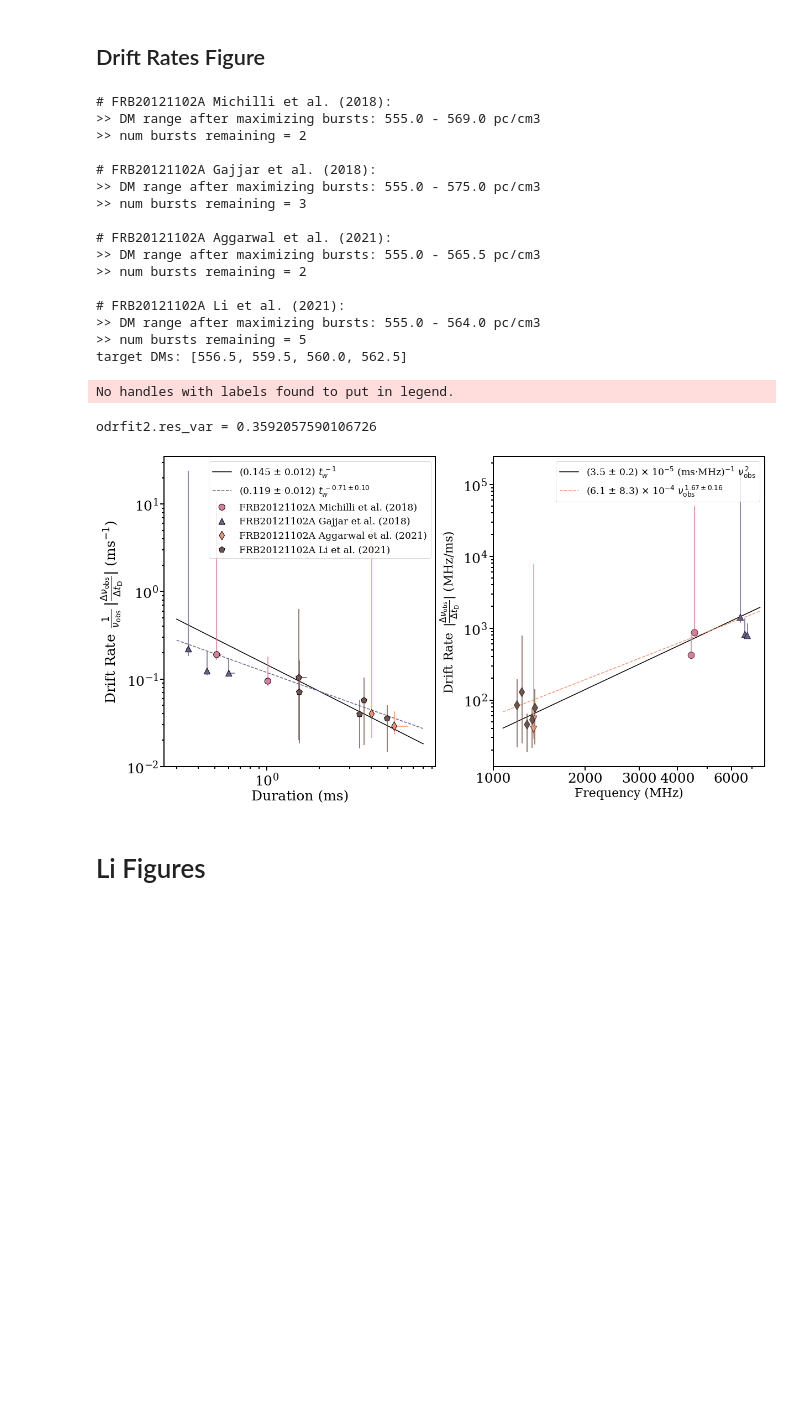
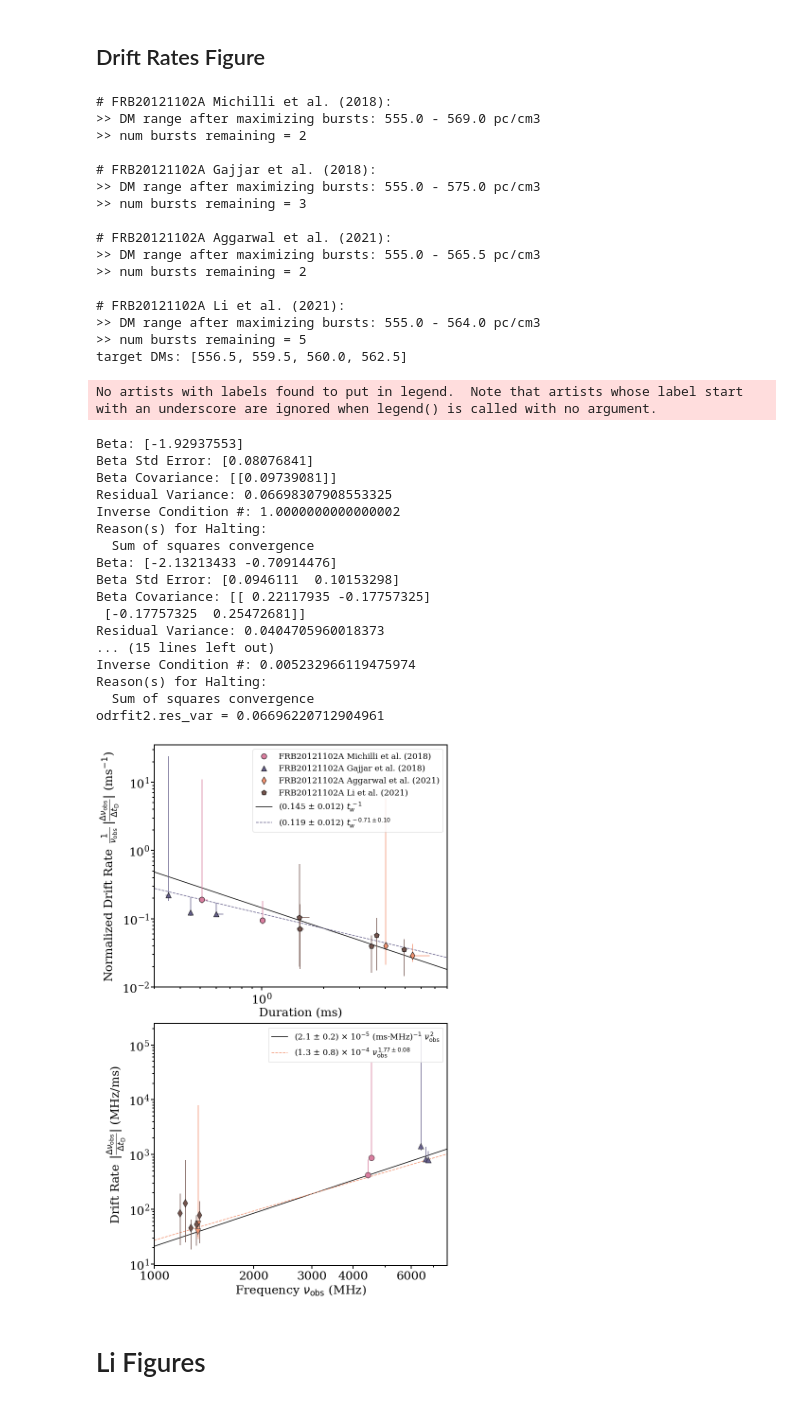
Before and after one commit to mef51/frbgui, a Jupyter notebook: SurveyFRB20121102A/PaperFigures.ipynb, the cells around one changed output. Saved outputs shown, nothing was run; the diff lists cells and outputs as text; code cells hidden in the pictures; blank space fills up the shorter version.

```diff
--- a/SurveyFRB20121102A/PaperFigures.ipynb
+++ b/SurveyFRB20121102A/PaperFigures.ipynb
@@ -1071,7 +1018,7 @@ def plotframes(frames, x, y, xlabel=None, ylabel=None, labels=labels, markersize
                                     s=markersize, c=color, colorbar=colorbar, colormap=cmap,
                                     xerr=xerrf(frame) if xerrf else None,
                                     yerr=yerrf(frame) if yerrf else None,
-                                    xlabel=xlabel,
+                                    xlabel=xlabel, ylabel=ylabel,
                                     fontsize=fontsize, logy=logscaley, logx=logscalex, marker=mark, edgecolors=edgecolor, lw=1, label=label)
         if not ax:
             ax = tempax
@@ -1091,7 +1038,10 @@ def plotframes(frames, x, y, xlabel=None, ylabel=None, labels=labels, markersize
     ax.legend(hdls, lbls, fontsize='large')
     plt.tight_layout()
     return ax
+
 ######
+def scilabel(num, err):
+    return f'({num/(10**np.floor(np.log10(num))):.1f} $\pm$ {err/(10**np.floor(np.log10(num))):.1f}) $\\times$ 10$^{{{np.floor(np.log10(num)):.0f}}}$'
 # %% [markdown]
 # Slope/NuObs vs Duration (Single Fit)
 # %%
@@ -2059,7 +2203,10 @@ import importlib
 importlib.reload(driftlaw)
 
 driftdf = pd.read_csv('results/FRB121102_driftratesv2_922rows_Jul17.csv').set_index('name')
-driftfig, driftaxs = plt.subplots(1, 2, figsize=(17, 9), facecolor='w')
+# figsize = (17, 9) # horizontal
+figsize = (10.5, 16.5) # vertical
+# driftfig, driftaxs = plt.subplots(1, 2, figsize=(17, 9), facecolor='w')
+driftfig, driftaxs = plt.subplots(2, 1, figsize=figsize, facecolor='w')
 
 baddrifts = [
     'B093', # drift = 0
@@ -2086,10 +2233,11 @@ print(f"target DMs: {driftlaw.getOptimalDMs(fitdata, log=False)}")
 
 #### fig a
 ax, _ = driftlaw.plotSlopeVsDuration(bakeddata['frames'], bakeddata['labels'], fitlines=['r-', 'r--', 'b--', 'g-.'], title=None,
-                                     annotatei=[], fitextents=[0.3, 8], hidefit=[0, 1, 2, 3], markers=['o', '^', 'd', 'p'],
+                                     annotatei=[], fitextents=[0.3, 8], hidefit=[0, 1, 2, 3], markers=['o', '^', 'd', 'p'], figsize=figsize,
                                      logscale=True, errorfunc=driftlaw.limitedDMrangeerror, fiterrorfunc=driftlaw.log_error, ax=driftaxs[0])
 alldriftdfs = pd.concat(bakeddata['frames'])
 fit = driftlaw.fitodr(alldriftdfs, errorfunc=driftlaw.log_error)
+fit.pprint()
 param, err = np.exp(fit.beta[0]), np.exp(fit.beta[0])*(np.exp(fit.sd_beta[0])-1)
 
 # y = Ax^n; lny = nlnx + lnA
@@ -2098,6 +2246,7 @@ odrdata = scipy.odr.RealData(np.log(alldriftdfs['tau_w_ms']), np.log(alldriftdfs
 odrjob = scipy.odr.ODR(odrdata, odrmodel, beta0=[1, 1])
 odrjob.set_job(fit_type=0)
 odrfit = odrjob.run()
+odrfit.pprint()
 odrerror = np.exp(odrfit.beta[0]) * (np.exp(odrfit.sd_beta[0])-1)
 
 tw = np.linspace(0.3, 8, num=1200)
@@ -2106,15 +2255,16 @@ ax.plot(tw, param/tw, color='k', ls='-', label=f'({param:.3f} $\pm$ {err:.3f}) $
 ax.plot(tw, np.exp(odrfit.beta[0])*tw**odrfit.beta[1], color=tagColors[1], ls='--', label=f'({np.exp(odrfit.beta[0]):.3f} $\pm$ {odrerror:.3f}) $t_w^{{\,{odrfit.beta[1]:.2f} \pm {odrfit.sd_beta[1]:.2f}}}$', zorder=-2)
 
 ax.legend(fontsize='xx-large')
-ax.set_ylabel('Drift Rate $\\,\\frac{1}{\\nu_\\mathrm{obs}}\,\\left|\\frac{\Delta\\nu_\\mathrm{obs}}{\Delta t_\\mathrm{D}}\\right|$ (ms$^{-1}$)')
+ax.set_ylabel('Normalized Drift Rate $\\,\\frac{1}{\\nu_\\mathrm{obs}}\,\\left|\\frac{\Delta\\nu_\\mathrm{obs}}{\Delta t_\\mathrm{D}}\\right|$ (ms$^{-1}$)')
 ax.set_xlabel('Duration (ms)')
+ax.set_xlim(0.3, 8)
 
 #### fig b
 
 eslope = lambda frame: [np.array([frame['slope_abs'] - frame['lim_slope_min'], frame['lim_slope_max'] - frame['slope_abs']])]
 efreq = lambda frame: frame['center_f_err']
 ylabel = 'Drift Rate $\\,\\left|\\frac{\Delta\\nu_\\mathrm{obs}}{\Delta t_\\mathrm{D}}\\right|$ (MHz/ms)'
-ax = plotframes(bakeddata['frames'], 'center_f', 'slope_abs', xlabel="Frequency (MHz)", labels=None, ylabel=ylabel, logscale=True, yerrf=eslope, xerrf=efreq, ax=driftaxs[1])
+ax = plotframes(bakeddata['frames'], 'center_f', 'slope_abs', xlabel="Frequency $\\nu_{{\mathrm{{obs}}}}$ (MHz)", fontsize=25, labels=None, ylabel=ylabel, logscale=True, yerrf=eslope, xerrf=efreq, ax=driftaxs[1])
 
 # linepo, pcov = scipy.optimize.curve_fit(lambda x, a: a*x, (alldriftdfs['center_f']), (alldriftdfs['slope_abs']), sigma=None, absolute_sigma=False)
 # quadpo, pcov = scipy.optimize.curve_fit(lambda x, a: a*x**2, (alldriftdfs['center_f']), (alldriftdfs['slope_abs']), sigma=None, absolute_sigma=False)
@@ -2124,25 +2274,28 @@ ax = plotframes(bakeddata['frames'], 'center_f', 'slope_abs', xlabel="Frequency
 # y = Ax^2
 odrmodel = scipy.odr.Model(lambda B, x: B[0]*x**2)
 sx = alldriftdfs['center_f_err']
-sy = np.maximum(eslope(alldfs)[0][0], eslope(alldfs)[0][1])
+sy = (eslope(alldriftdfs)[0][0]+eslope(alldriftdfs)[0][1])/2
+sy = np.maximum(eslope(alldriftdfs)[0][0], eslope(alldriftdfs)[0][1])
 odrdata = scipy.odr.RealData(alldriftdfs['center_f'], alldriftdfs['slope_abs'], sx=sx, sy=sy)
 odrjob = scipy.odr.ODR(odrdata, odrmodel, beta0=[1e-5])
 odrjob.set_job(fit_type=0)
 odrfit = odrjob.run()
+odrfit.pprint()
 odrerror = odrfit.sd_beta[0]
 
 # y = Ax^n
 odrmodel = scipy.odr.Model(lambda B, x: B[0]*x**B[1])
 sx = alldriftdfs['center_f_err']
-sy = np.maximum(eslope(alldfs)[0][0], eslope(alldfs)[0][1])
+sy = np.maximum(eslope(alldriftdfs)[0][0], eslope(alldriftdfs)[0][1])
 odrdata = scipy.odr.RealData(alldriftdfs['center_f'], alldriftdfs['slope_abs'], sx=sx, sy=sy)
 odrjob = scipy.odr.ODR(odrdata, odrmodel, beta0=[2e-2, 1.1])
 odrjob.set_job(fit_type=0)
 odrfit2 = odrjob.run()
+odrfit2.pprint()
 odrerror2 = odrfit2.sd_beta[0]
 print(f"{odrfit2.res_var = }")
 
-fitextents = min(driftdf['center_f'])*0.9, max(driftdf['center_f'])*1.1
+fitextents = min(driftdf['center_f'])*0.7, max(driftdf['center_f'])*1.2
 x = np.linspace(fitextents[0], fitextents[1], num=1200)
 
 # ax.plot(x, (linepo[0])*x, 'k', linestyle='--', lw=2, label=f'${{{linepo[0]:.4f}}} x$')
@@ -2153,37 +2306,55 @@ x = np.linspace(fitextents[0], fitextents[1], num=1200)
 ax.plot(x, odrfit.beta[0]*x**2, color='k', ls='-', label=f'{scilabel(odrfit.beta[0], odrerror)} (ms$\cdot$MHz)$^{{-1}}$ $\\nu_{{\mathrm{{obs}}}}^{{\,2}}$', zorder=-2)
 ax.plot(x, odrfit2.beta[0]*x**odrfit2.beta[1], color=tagColors[3], ls='--', label=f'{scilabel(odrfit2.beta[0], odrerror2)} $\\nu_{{\mathrm{{obs}}}}^{{\,{odrfit2.beta[1]:.2f} \pm {odrfit2.sd_beta[1]:.2f}}}$', zorder=-2)
 
 ax.legend(fontsize='xx-large')
 ax.set_xlim(1000, 7700)
 xticks = [1000, 2000, 3000, 4000, 6000]
 ax.set_xticks(xticks)
 ax.set_xticklabels(xticks)
 plt.close()
+# driftfig.set_size_inches(10.5, 16.5) # for vertical plot
 driftfig.tight_layout()
 driftfig.axes[0].tick_params(labelsize=25)
 driftfig.axes[1].tick_params(labelsize=25)
-driftfig.savefig(f'figures/Driftfigs_{datestr}.pdf')
+# driftfig.savefig(f'figures/Driftfigs_{datestr}.pdf')
+
 driftfig
 # %% [output]
 # FRB20121102A Michilli et al. (2018):
 >> DM range after maximizing bursts: 555.0 - 569.0 pc/cm3
 >> num bursts remaining = 2
 
 # FRB20121102A Gajjar et al. (2018):
 >> DM range after maximizing bursts: 555.0 - 575.0 pc/cm3
 >> num bursts remaining = 3
 
 # FRB20121102A Aggarwal et al. (2021):
 >> DM range after maximizing bursts: 555.0 - 565.5 pc/cm3
 >> num bursts remaining = 2
 
 # FRB20121102A Li et al. (2021):
 >> DM range after maximizing bursts: 555.0 - 564.0 pc/cm3
 >> num bursts remaining = 5
 target DMs: [556.5, 559.5, 560.0, 562.5]
-No handles with labels found to put in legend.
+No artists with labels found to put in legend.  Note that artists whose label start with an underscore are ignored when legend() is called with no argument.
-odrfit2.res_var = 0.3592057590106726
+Beta: [-1.92937553]
+Beta Std Error: [0.08076841]
+Beta Covariance: [[0.09739081]]
+Residual Variance: 0.06698307908553325
+Inverse Condition #: 1.0000000000000002
+Reason(s) for Halting:
+  Sum of squares convergence
+Beta: [-2.13213433 -0.70914476]
+Beta Std Error: [0.0946111  0.10153298]
+Beta Covariance: [[ 0.22117935 -0.17757325]
+ [-0.17757325  0.25472681]]
+Residual Variance: 0.0404705960018373
+... (15 lines left out)
+Inverse Condition #: 0.005232966119475974
+Reason(s) for Halting:
+  Sum of squares convergence
+odrfit2.res_var = 0.06696220712904961
-[figure, old version]
+[figure, new version]
 # %% [markdown]
 # Li Figures
 # %%
```
Also changed, not shown: parts of 15 cells of this notebook.
